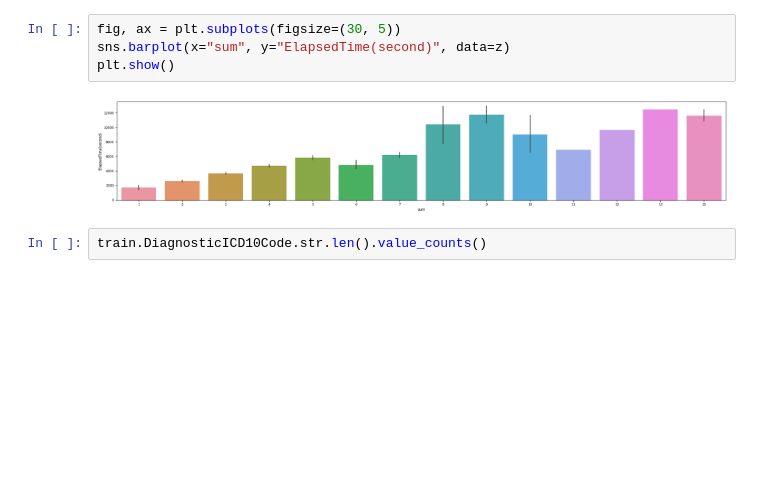
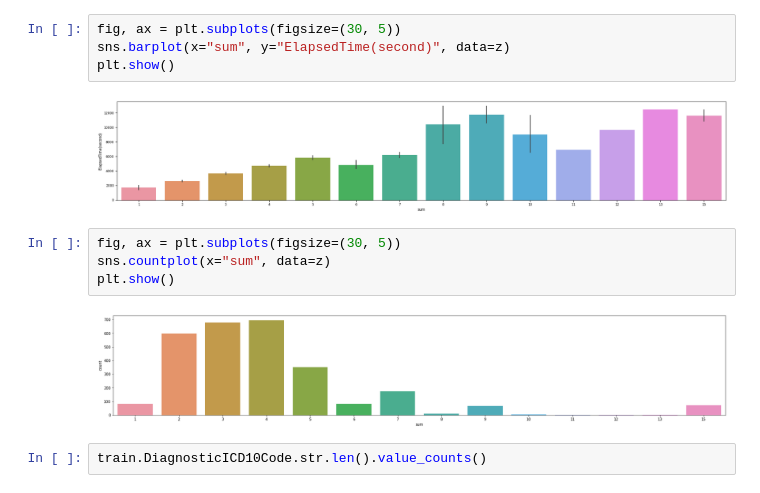
Before and after one commit to furkaneneseren/Datathon-Borda, a Jupyter notebook: surgery-datathon.ipynb, the cells around one changed output. Cells and saved outputs as stored; diff of their text form; blank space fills up the shorter version.

```diff
--- a/surgery-datathon.ipynb
+++ b/surgery-datathon.ipynb
@@ -538,6 +537,12 @@ sns.barplot(x="sum", y="ElapsedTime(second)", data=z)
 plt.show()
 # %% [output]
 [figure]
+# %%
+fig, ax = plt.subplots(figsize=(30, 5))
+sns.countplot(x="sum", data=z)
+plt.show()
+# %% [output]
+[figure, added]
 # %%
 train.DiagnosticICD10Code.str.len().value_counts()
 # %% [output]
```
Also changed, not shown: parts of 20 cells of this notebook.
